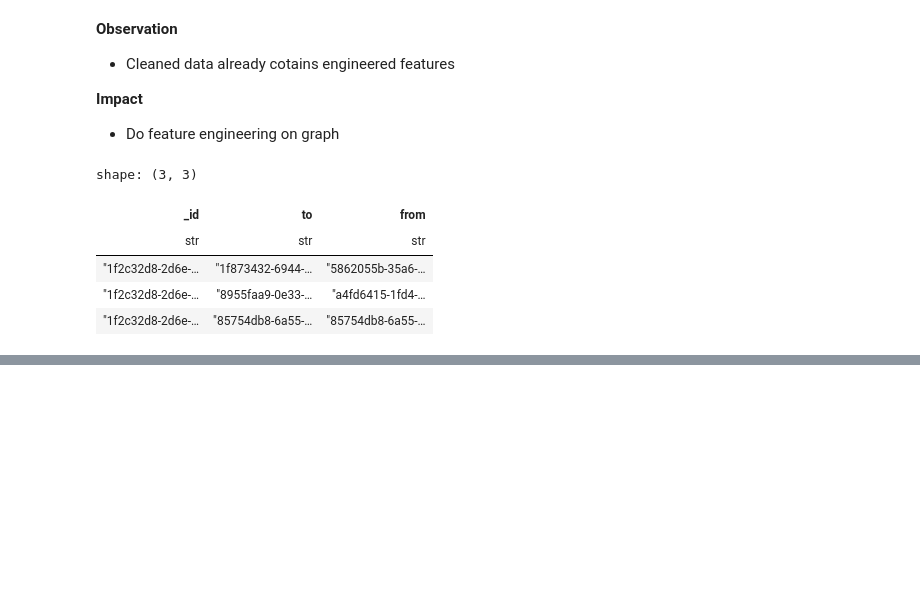
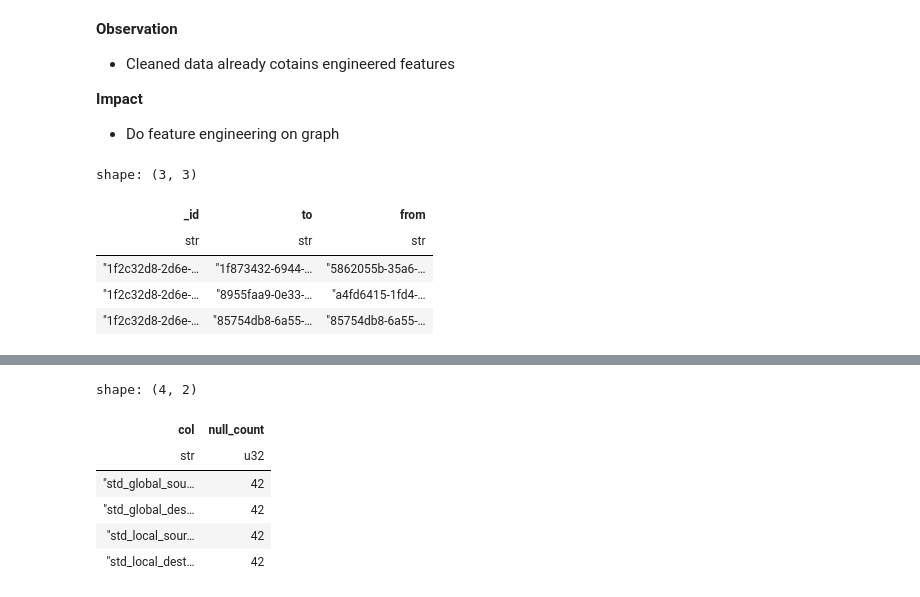
Before and after one commit to Ben-geo/Anomalous-Behavior-Analysis-and-Prediction, a Jupyter notebook: notebooks/feature_engineering.ipynb, the cells around one changed output, grey strips where cells are left out. Saved outputs shown, nothing was run; the diff lists cells and outputs as text; code cells hidden in the pictures; blank space fills up the shorter version.

```diff
--- a/notebooks/feature_engineering.ipynb
+++ b/notebooks/feature_engineering.ipynb
@@ -111,0 +144,11 @@ DuplicateError: unable to hstack, column with name "avg_global_source_degrees_ri
+# %%
+null_counts = graph_features.null_count().transpose(include_header=True, header_name='col', column_names=['null_count'])
+null_counts.filter(pl.col('null_count') > 0)
+# %% [output]
+shape: (4, 2)
+| col | null_count |
+| str | u32 |
+| "std_global_sou… | 42 |
+| "std_global_des… | 42 |
+| "std_local_sour… | 42 |
+| "std_local_dest… | 42 |
```
Also changed, not shown: parts of 11 cells of this notebook.
